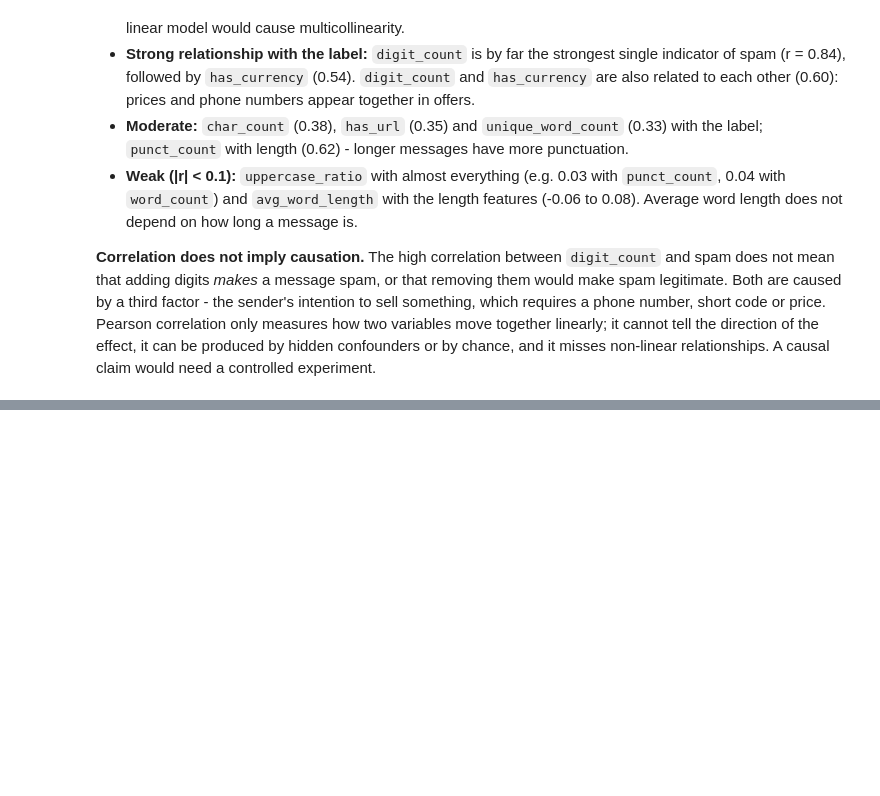
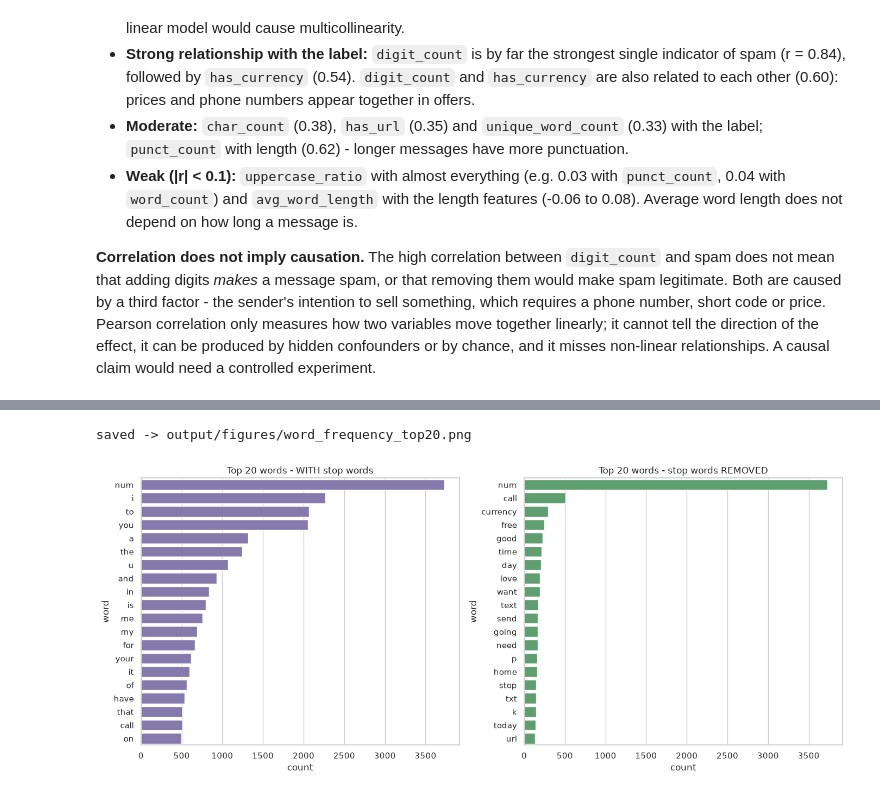
Before and after one commit to ahmeddshaban/bd-a1, a Jupyter notebook: notebook/analysis.ipynb, the cells around one changed output, grey strips where cells are left out. Drawn from its saved outputs; the diff is of its cells as text; code cells hidden in the pictures; blank space fills up the shorter version.

Commit message:
Add text cleaning, tokenization, word frequencies, spam vs ham comparison and insights

```diff
--- a/notebook/analysis.ipynb
+++ b/notebook/analysis.ipynb
@@ -587,0 +633,11 @@ relationships. A causal claim would need a controlled experiment.
+# %%
+df["tokens"] = df["cleaned_text"].str.split()
+all_tokens = [tok for toks in df["tokens"] for tok in toks]
+
+total_tokens = len(all_tokens)
+unique_words = len(set(all_tokens))
+avg_words = df["tokens"].str.len().mean()
+print(f"Total tokens            : {total_tokens:,}")
+print(f"Unique words (vocabulary): {unique_words:,}")
+print(f"Average words per record : {avg_words:.2f}")
+print(f"Empty records after cleaning: {(df['tokens'].str.len() == 0).sum()}")
@@ -587,0 +651,18 @@ relationships. A causal claim would need a controlled experiment.
+# %%
+# "call" is in scikit-learn's list, but it is one of the strongest spam words, so we keep it
+STOP_WORDS = (set(ENGLISH_STOP_WORDS) - {"call"}) | {
+    # SMS shorthand that behaves like stop words
+    "u", "ur", "im", "ill", "dont", "r", "n", "d", "s", "m", "lt", "gt", "ok", "da", "dat",
+    "wat", "oh", "hey", "lor", "la", "ya", "yeah", "just", "got", "like", "know", "come",
+}
+
+freq_all = Counter(all_tokens)
+freq_nostop = Counter(t for t in all_tokens if t not in STOP_WORDS)
+
+top20_all = pd.DataFrame(freq_all.most_common(20), columns=["word", "count"])
+top20_nostop = pd.DataFrame(freq_nostop.most_common(20), columns=["word", "count"])
+top20_table = pd.concat({"with stop words": top20_all, "without stop words": top20_nostop}, axis=1)
+top20_table.index = range(1, 21)
+share = sum(c for w, c in freq_all.most_common(20) if w in STOP_WORDS) / sum(c for _, c in freq_all.most_common(20))
+print(f"Share of the top-20 counts that are stop words: {share:.1%}")
+top20_table
@@ -587,0 +689,12 @@ relationships. A causal claim would need a controlled experiment.
+# %%
+fig, axes = plt.subplots(1, 2, figsize=(14, 6))
+sns.barplot(data=top20_all, y="word", x="count", ax=axes[0], color="#8172B3")
+axes[0].set_title("Top 20 words - WITH stop words")
+sns.barplot(data=top20_nostop, y="word", x="count", ax=axes[1], color="#55A868")
+axes[1].set_title("Top 20 words - stop words REMOVED")
+plt.tight_layout()
+save_fig("word_frequency_top20.png")
+plt.show()
+# %% [output]
+saved -> output/figures/word_frequency_top20.png
+[figure, added]
```
Also changed, not shown: parts of 16 cells of this notebook.
